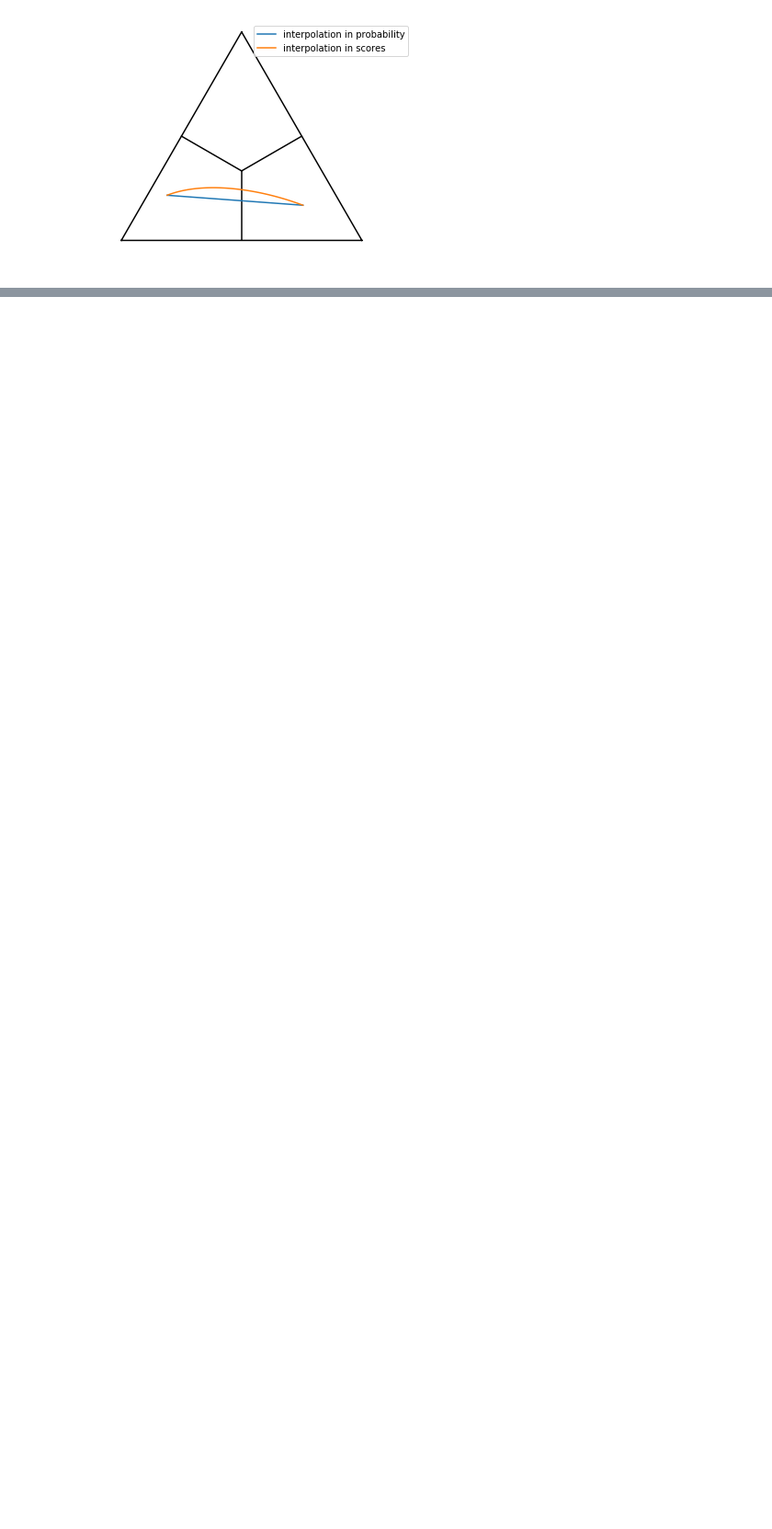
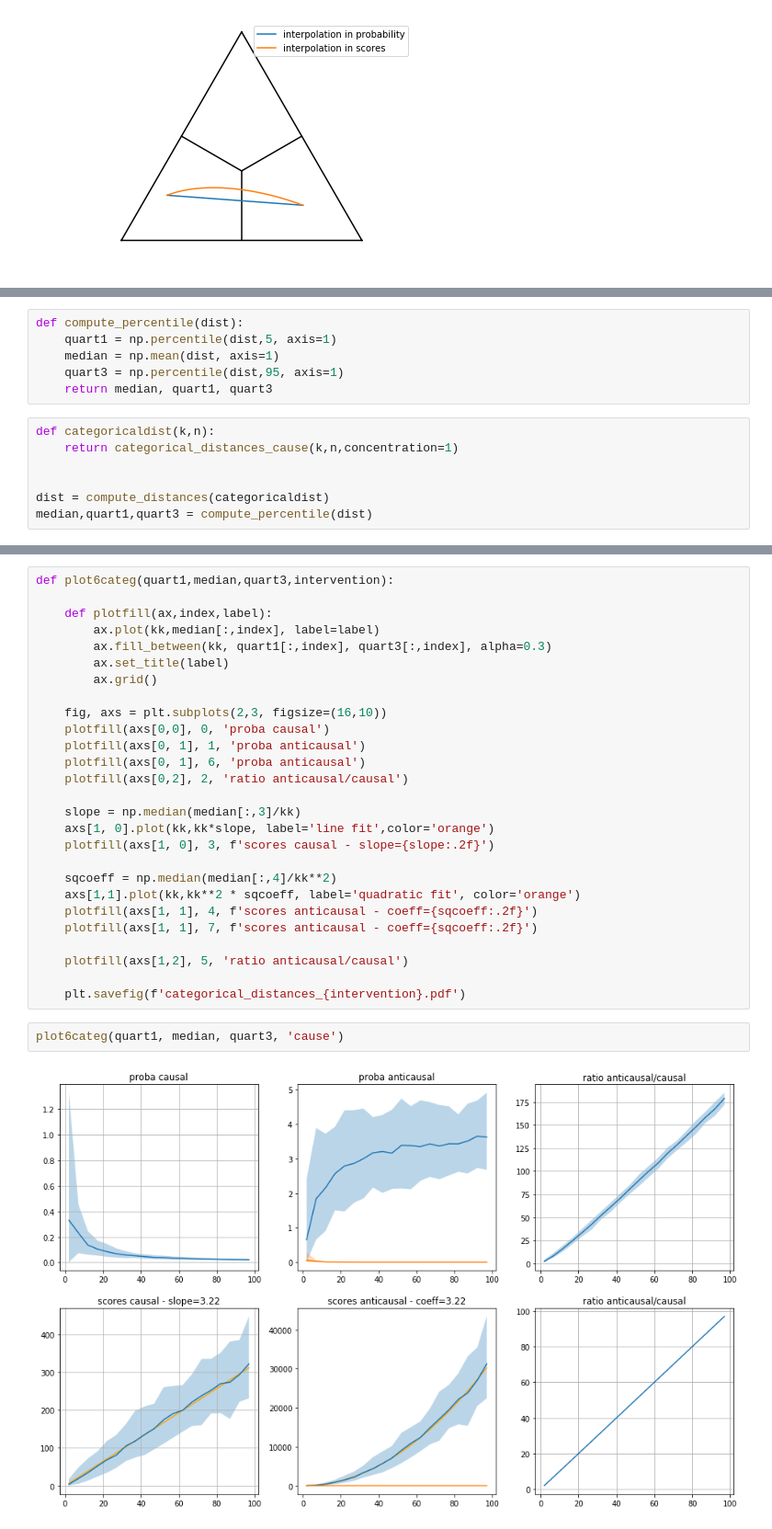
Before and after one commit to remilepriol/causal-adaptation-speed, a Jupyter notebook: softargmax.ipynb, the cells around one changed output, grey strips where cells are left out. Shown at 92% size. Cells and saved outputs as stored; diff of their text form; blank space fills up the shorter version.

```diff
--- a/softargmax.ipynb
+++ b/softargmax.ipynb
@@ -127,0 +170,13 @@ pass
+# %%
+def compute_percentile(dist):
+    quart1 = np.percentile(dist,5, axis=1)
+    median = np.mean(dist, axis=1)
+    quart3 = np.percentile(dist,95, axis=1)
+    return median, quart1, quart3
+# %%
+def categoricaldist(k,n):
+    return categorical_distances_cause(k,n,concentration=1)
+
+
+dist = compute_distances(categoricaldist)
+median,quart1,quart3 = compute_percentile(dist)
@@ -127,0 +190,31 @@ pass
+# %%
+def plot6categ(quart1,median,quart3,intervention):
+
+    def plotfill(ax,index,label):
+        ax.plot(kk,median[:,index], label=label)
+        ax.fill_between(kk, quart1[:,index], quart3[:,index], alpha=0.3)
+        ax.set_title(label)
+        ax.grid()
+
+    fig, axs = plt.subplots(2,3, figsize=(16,10))
+    plotfill(axs[0,0], 0, 'proba causal')
+    plotfill(axs[0, 1], 1, 'proba anticausal')
+    plotfill(axs[0, 1], 6, 'proba anticausal')
+    plotfill(axs[0,2], 2, 'ratio anticausal/causal')
+
+    slope = np.median(median[:,3]/kk)
+    axs[1, 0].plot(kk,kk*slope, label='line fit',color='orange')
+    plotfill(axs[1, 0], 3, f'scores causal - slope={slope:.2f}')
+
+    sqcoeff = np.median(median[:,4]/kk**2)
+    axs[1,1].plot(kk,kk**2 * sqcoeff, label='quadratic fit', color='orange')
+    plotfill(axs[1, 1], 4, f'scores anticausal - coeff={sqcoeff:.2f}')
+    plotfill(axs[1, 1], 7, f'scores anticausal - coeff={sqcoeff:.2f}')
+
+    plotfill(axs[1,2], 5, 'ratio anticausal/causal')
+
+    plt.savefig(f'categorical_distances_{intervention}.pdf')
+# %%
+plot6categ(quart1, median, quart3, 'cause')
+# %% [output]
+[figure, added]
```
Also changed, not shown: parts of 25 cells of this notebook, 1 other file.
